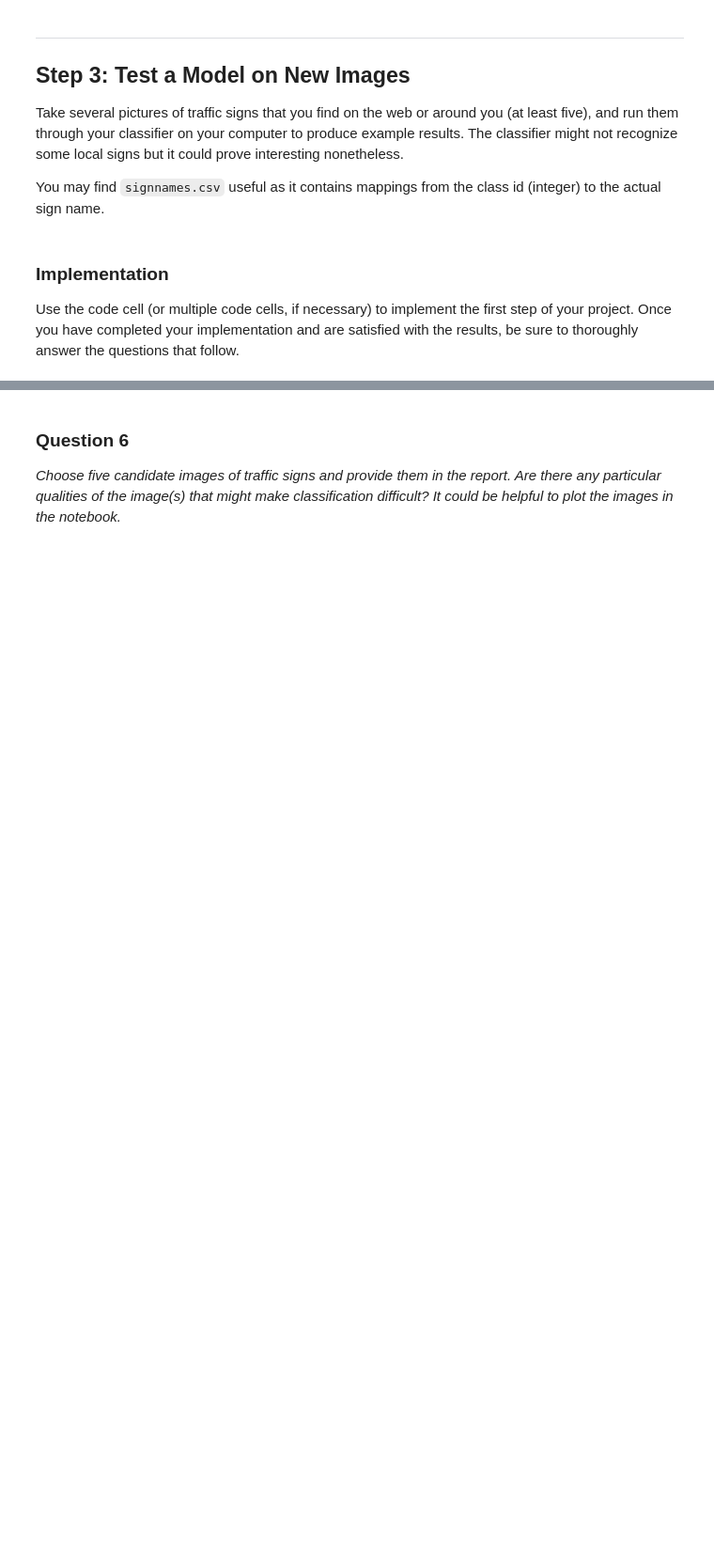
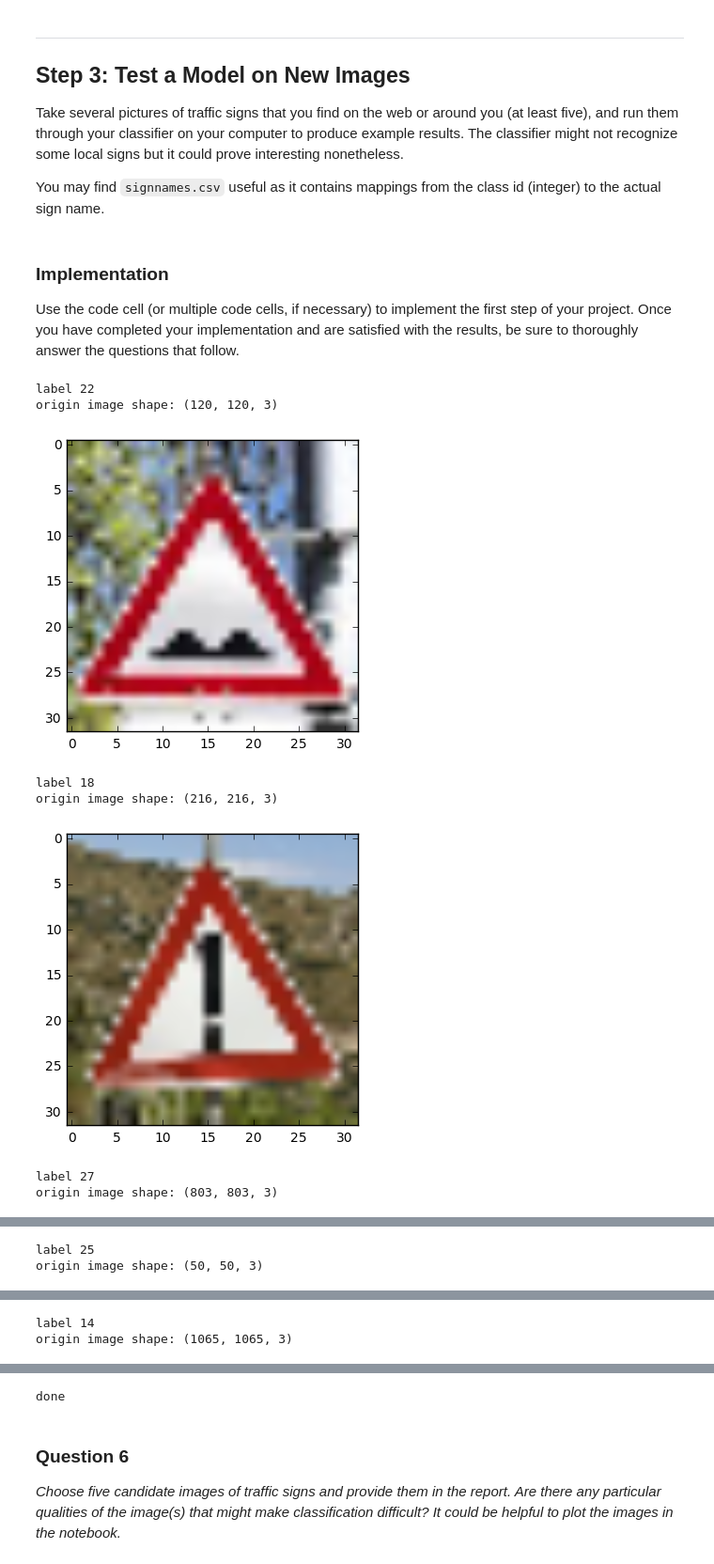
Before and after one commit to kuonanhong/CarND-Traffic-Sign-Classifier-Project, a Jupyter notebook: Traffic_Sign_Classifier.ipynb, the cells around one changed output, grey strips where cells are left out. Shown at 94% size. Saved outputs shown, nothing was run; the diff lists cells and outputs as text; code cells hidden in the pictures; blank space fills up the shorter version.

```diff
--- a/Traffic_Sign_Classifier.ipynb
+++ b/Traffic_Sign_Classifier.ipynb
@@ -552,31 +673,39 @@ import matplotlib.pyplot as plt
 new_images = [
     ('./web_images/bumpy_square.png', 22),
     ('./web_images/danger_square.png', 18),
     ('./web_images/pedestrians_square.png', 27),
     ('./web_images/road_work_square.png', 25),
     ('./web_images/stop_square.png', 14),
 ]
 
 new_images_data = []
 new_labels_data = []
 
 def show_image(file_path):
     if isfile(file_path):
         imgBGR = cv2.imread(file_path)
         imgRGB = cv2.cvtColor(imgBGR, cv2.COLOR_BGR2RGB)
         print('origin image shape:', imgRGB.shape)
         imgResize = cv2.resize(imgRGB, (32, 32))
-        new_images_data.append(imgResize)
         plt.imshow(imgResize)
         plt.show()
     else:
         print('no such file %s' % image_name)
     return imgResize
 
 for img_path, label in new_images:
     print('label %d' % label)
     img_data = show_image(img_path)
     new_images_data.append(img_data)
     new_labels_data.append(label)
 
 print('done')
+# %% [output]
+label 22
+origin image shape: (120, 120, 3)
+[figure, added]
+label 18
+origin image shape: (216, 216, 3)
+[figure, added]
+label 27
+origin image shape: (803, 803, 3)
@@ -582,0 +713,2 @@ print('done')
+label 25
+origin image shape: (50, 50, 3)
@@ -582,0 +716,2 @@ print('done')
+label 14
+origin image shape: (1065, 1065, 3)
@@ -583,3 +719,4 @@ print('done')
+done
 # %% [markdown]
 ### Question 6
 
```
Also changed, not shown: parts of 17 cells of this notebook, 3 other files.
